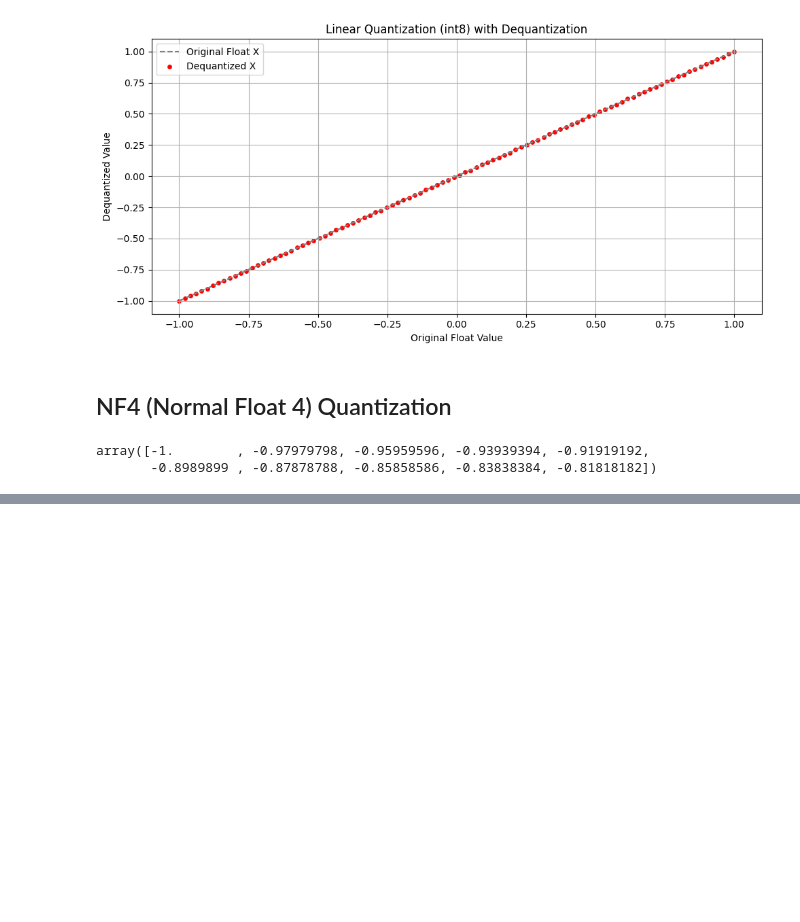
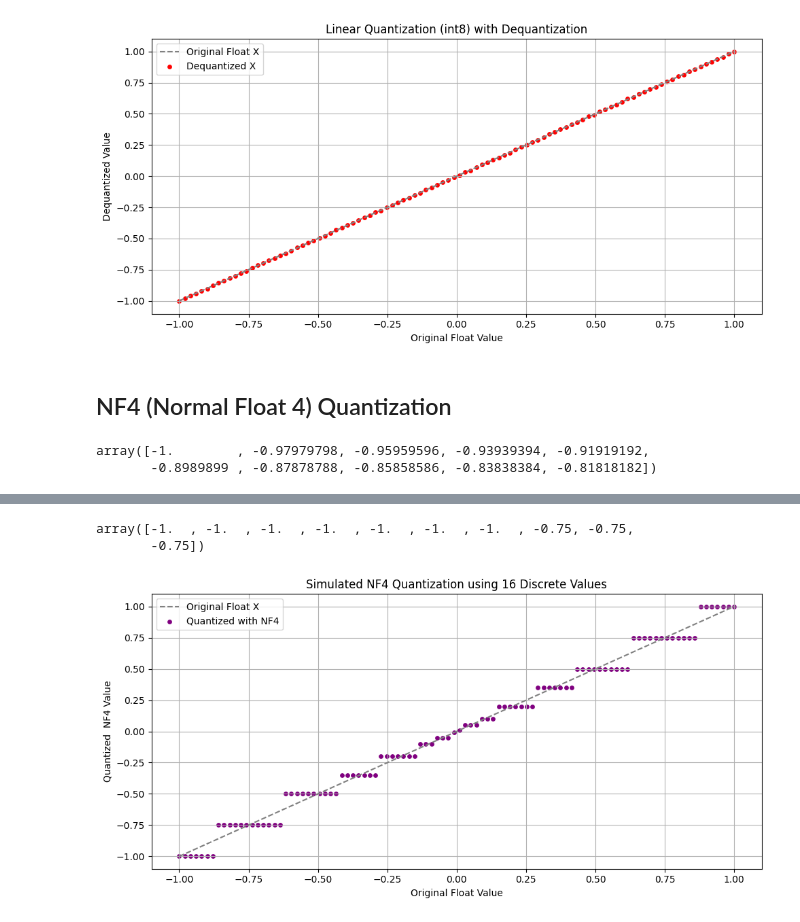
Before and after one commit to Maharshi-Project/LLM-fine-tuning, a Jupyter notebook: quantization_basics.ipynb, the cells around one changed output, grey strips where cells are left out. Cells and saved outputs as stored; diff of their text form; code cells hidden in the pictures; blank space fills up the shorter version.

Commit message:
Normal Float 4 (NF4) Quantization

```diff
--- a/quantization_basics.ipynb
+++ b/quantization_basics.ipynb
@@ -96,0 +117,26 @@ array([-1.        , -0.97979798, -0.95959596, -0.93939394, -0.91919192,
+# %%
+# Step 3: Quantize x by mapping to nearest NF4 values
+def quantize_to_nf4(x_vals, nf4_lut):
+    indices = np.argmin(np.abs(x_vals[:, None] - nf4_lut[None, :]), axis=1)
+    return nf4_lut[indices]
+
+x_nf4 = quantize_to_nf4(x, nf4_values)
+x_nf4[:10]
+# %% [output]
+array([-1.  , -1.  , -1.  , -1.  , -1.  , -1.  , -1.  , -0.75, -0.75,
+       -0.75])
+# %%
+# Step 4: Plot original vs. quantised (NF4)
+
+plt.figure(figsize=(10,5))
+plt.plot(x, x, label='Original Float X', linestyle='--', color='grey')
+plt.scatter(x, x_nf4, label='Quantized with NF4', color='purple', s=15)
+plt.title('Simulated NF4 Quantization using 16 Discrete Values')
+plt.xlabel('Original Float Value')
+plt.ylabel('Quantized  NF4 Value')
+plt.grid(True)
+plt.legend()
+plt.tight_layout()
+plt.show()
+# %% [output]
+[figure, added]
```
Also changed, not shown: parts of 1 cell of this notebook.
